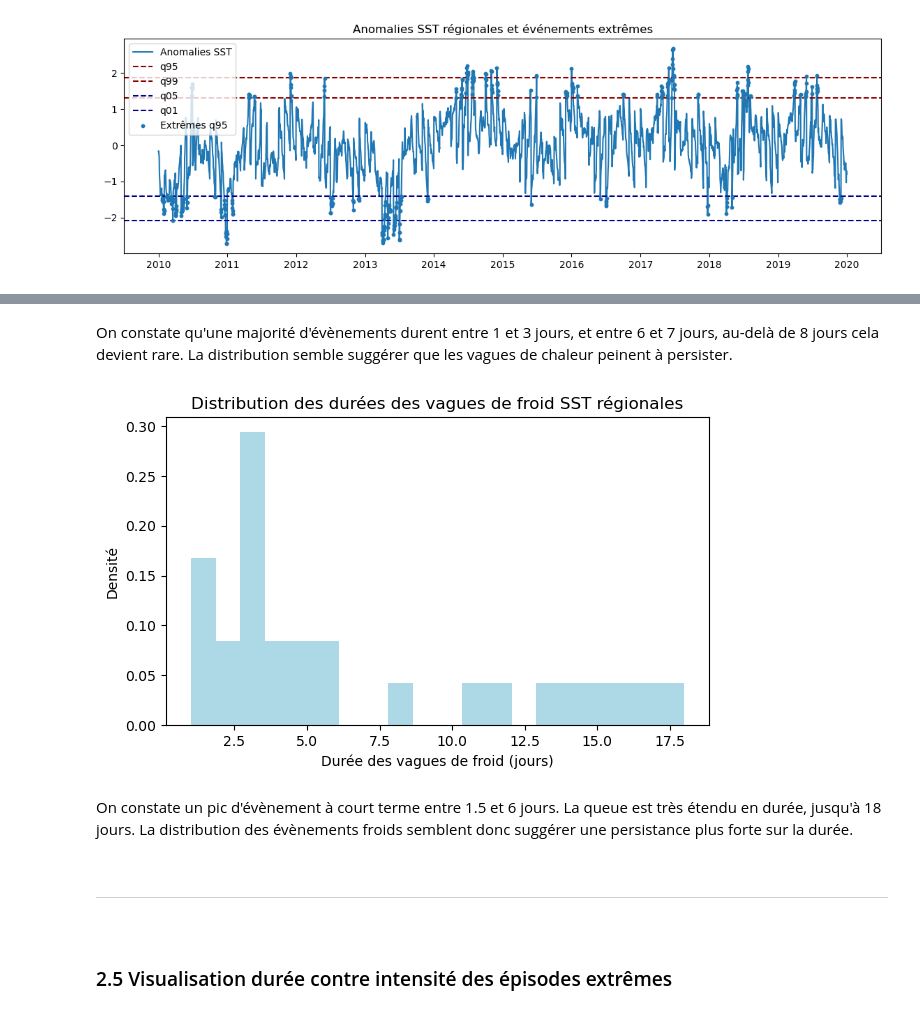
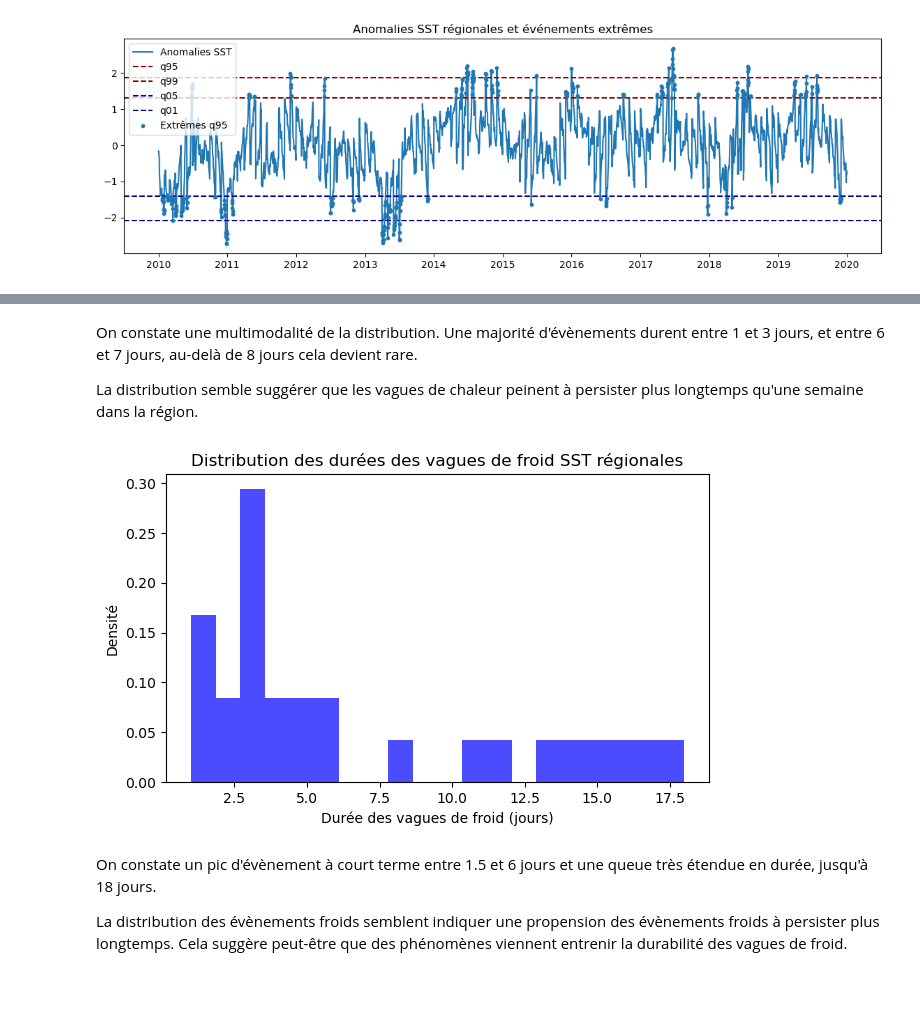
Before and after one commit to mkkuu/EnglishChannelSSTSciML, a Jupyter notebook: notebooks/statisticalAnalysis/11extremesAnalysis.ipynb, the cells around one changed output, grey strips where cells are left out. Saved outputs shown, nothing was run; the diff lists cells and outputs as text; code cells hidden in the pictures; blank space fills up the shorter version.

```diff
--- a/notebooks/statisticalAnalysis/11extremesAnalysis.ipynb
+++ b/notebooks/statisticalAnalysis/11extremesAnalysis.ipynb
@@ -277,40 +443,36 @@ plt.show()
 # %% [markdown]
-On constate qu'une majorité d'évènements durent entre 1 et 3 jours, et entre 6 et 7 jours, au-delà de 8 jours cela devient rare. La distribution semble suggérer que les vagues de chaleur peinent à persister.
+On constate une multimodalité de la distribution. Une majorité d'évènements durent entre 1 et 3 jours, et entre 6 et 7 jours, au-delà de 8 jours cela devient rare.
+
+La distribution semble suggérer que les vagues de chaleur peinent à persister plus longtemps qu'une semaine dans la région.
 # %%
 
 # Exactly the same for cold events
-
 isExtreme05 = sstReg < q5Reg
 
 events = []
 currentLength = 0
 
 for val in isExtreme05.values:
     if val:
         currentLength += 1
     else:
         if currentLength > 0:
             events.append(currentLength)
             currentLength = 0
 
 if currentLength > 0:
     events.append(currentLength)
 
 plt.figure(figsize=(7, 4))
-plt.hist(events, bins=20, density=True, color="lightblue")
 plt.xlabel("Durée des vagues de froid (jours)")
 plt.ylabel("Densité")
 plt.title("Distribution des durées des vagues de froid SST régionales")
-plt.show()
+
+counts, bins, _ = plt.hist(events, bins=20, density=True, color="blue", alpha=0.7)
+smoothedCountsCold = gaussian_filter1d(counts, sigma=1)
 # %% [output]
-[figure, old version]
+[figure, new version]
 # %% [markdown]
-On constate un pic d'évènement à court terme entre 1.5 et 6 jours. La queue est très étendu en durée, jusqu'à 18 jours. La distribution des évènements froids semblent donc suggérer une persistance plus forte sur la durée.
+On constate un pic d'évènement à court terme entre 1.5 et 6 jours et une queue très étendue en durée, jusqu'à 18 jours.
 
-&nbsp;
-
----
-
-&nbsp;
-
-### 2.5 Visualisation durée contre intensité des épisodes extrêmes
+La distribution des évènements froids semblent indiquer une propension des évènements froids à persister plus longtemps. Cela suggère peut-être que des phénomènes viennent entrenir la durabilité des vagues de froid.
```
Also changed, not shown: parts of 13 cells of this notebook.
